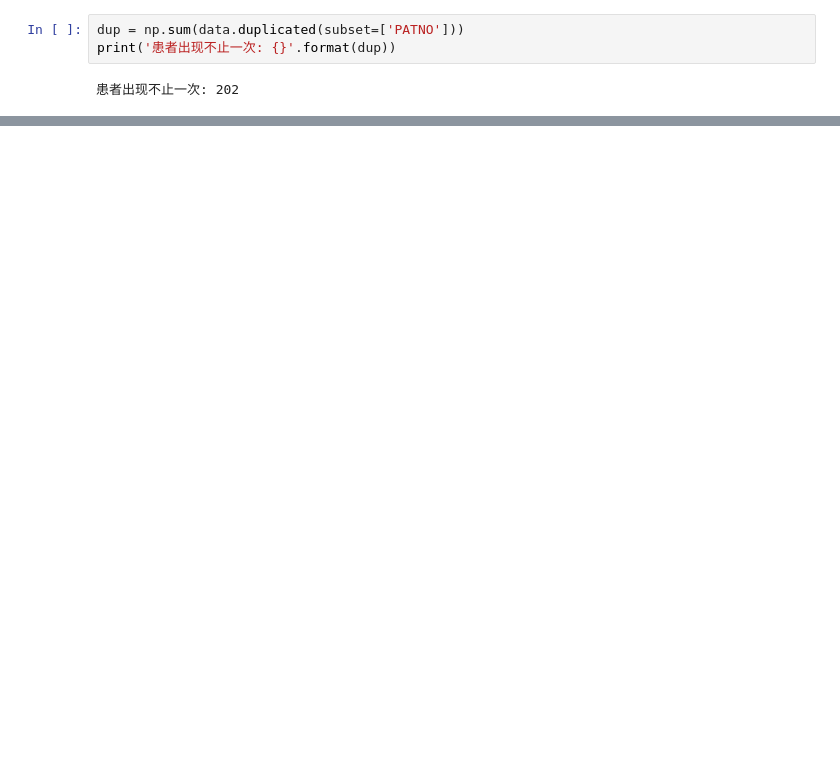
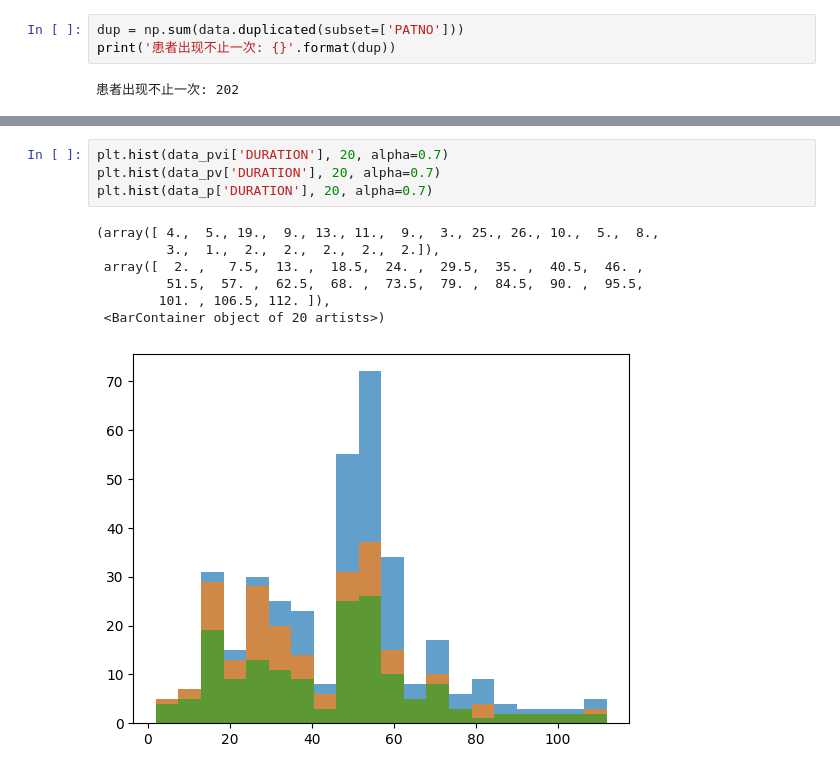
Before and after one commit to Biobots/Levodopa_Parkinson_MRI, a Jupyter notebook: stats.ipynb, the cells around one changed output, grey strips where cells are left out. Drawn from its saved outputs; the diff is of its cells as text; blank space fills up the shorter version.

```diff
--- a/stats.ipynb
+++ b/stats.ipynb
@@ -38,0 +59,12 @@ plt.hist(data['DURATION'], 20)
+# %%
+plt.hist(data_pvi['DURATION'], 20, alpha=0.7)
+plt.hist(data_pv['DURATION'], 20, alpha=0.7)
+plt.hist(data_p['DURATION'], 20, alpha=0.7)
+# %% [output]
+(array([ 4.,  5., 19.,  9., 13., 11.,  9.,  3., 25., 26., 10.,  5.,  8.,
+         3.,  1.,  2.,  2.,  2.,  2.,  2.]),
+ array([  2. ,   7.5,  13. ,  18.5,  24. ,  29.5,  35. ,  40.5,  46. ,
+         51.5,  57. ,  62.5,  68. ,  73.5,  79. ,  84.5,  90. ,  95.5,
+        101. , 106.5, 112. ]),
+ <BarContainer object of 20 artists>)
+[figure, added]
```
Also changed, not shown: parts of 8 cells of this notebook, 13 other files.
